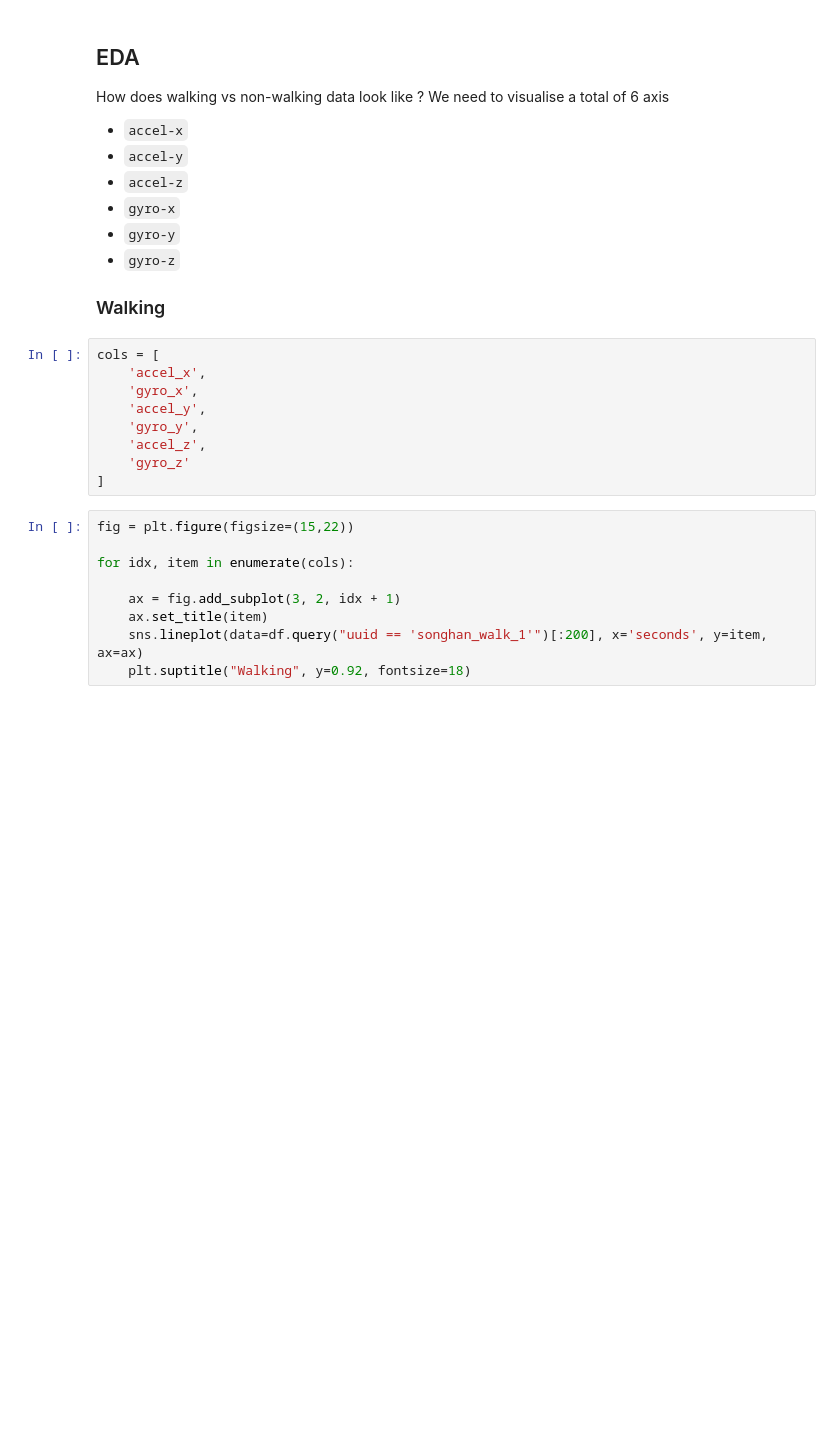
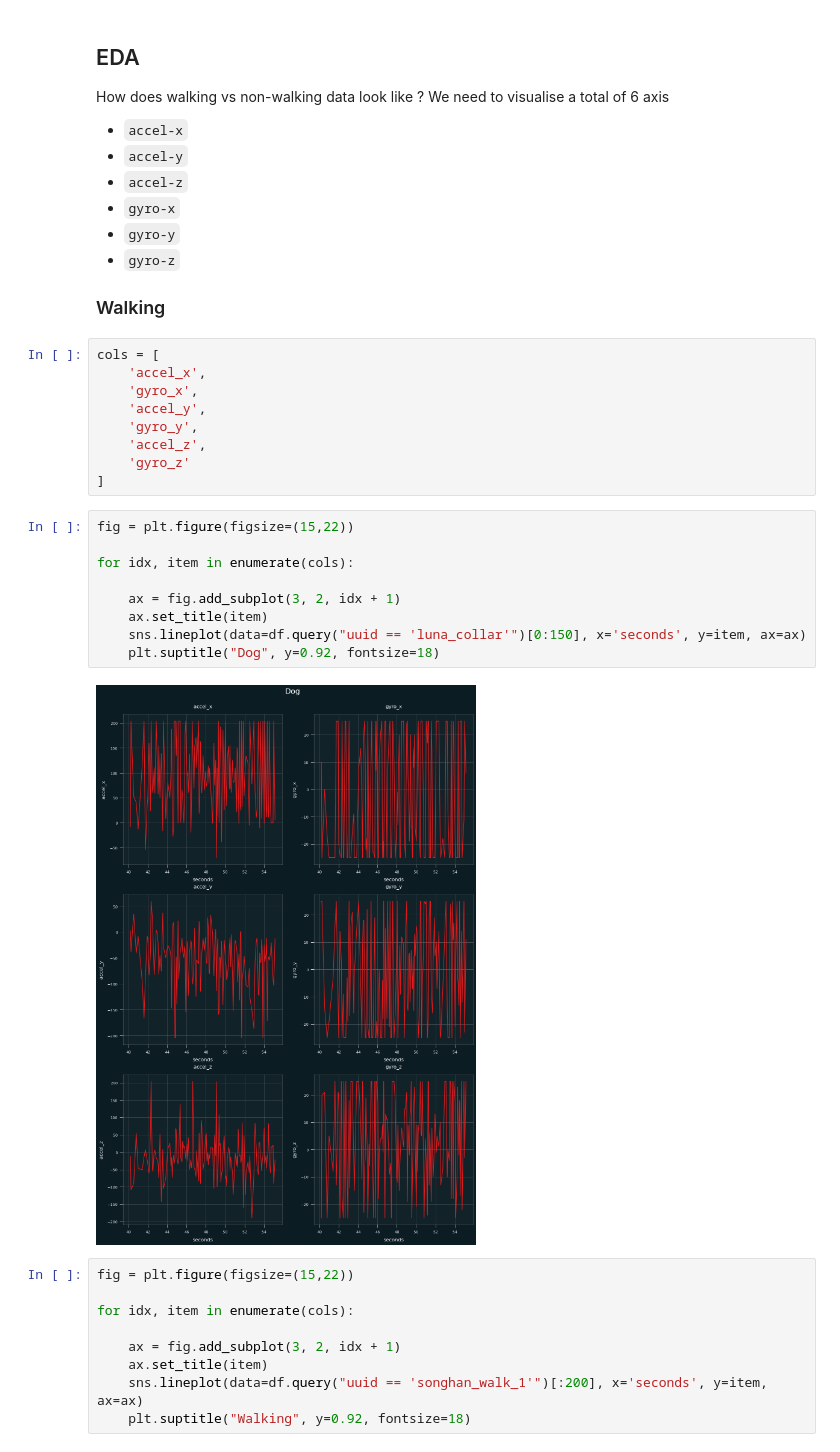
Before and after one commit to spencerkmarley/smu-is614-iot-step-tracker, a Jupyter notebook: notebooks/preprocessing.ipynb, the cells around one changed output. Saved outputs shown, nothing was run; the diff lists cells and outputs as text; blank space fills up the shorter version.

```diff
--- a/notebooks/preprocessing.ipynb
+++ b/notebooks/preprocessing.ipynb
@@ -64,6 +65,17 @@ cols = [
     'accel_z',
     'gyro_z'
 ]
+# %%
+fig = plt.figure(figsize=(15,22))
+
+for idx, item in enumerate(cols):
+
+    ax = fig.add_subplot(3, 2, idx + 1)
+    ax.set_title(item)
+    sns.lineplot(data=df.query("uuid == 'luna_collar'")[0:150], x='seconds', y=item, ax=ax)
+    plt.suptitle("Dog", y=0.92, fontsize=18)
+# %% [output]
+[figure, added]
 # %%
 fig = plt.figure(figsize=(15,22))
 
```
Also changed, not shown: parts of 1 cell of this notebook, 4 other files.
